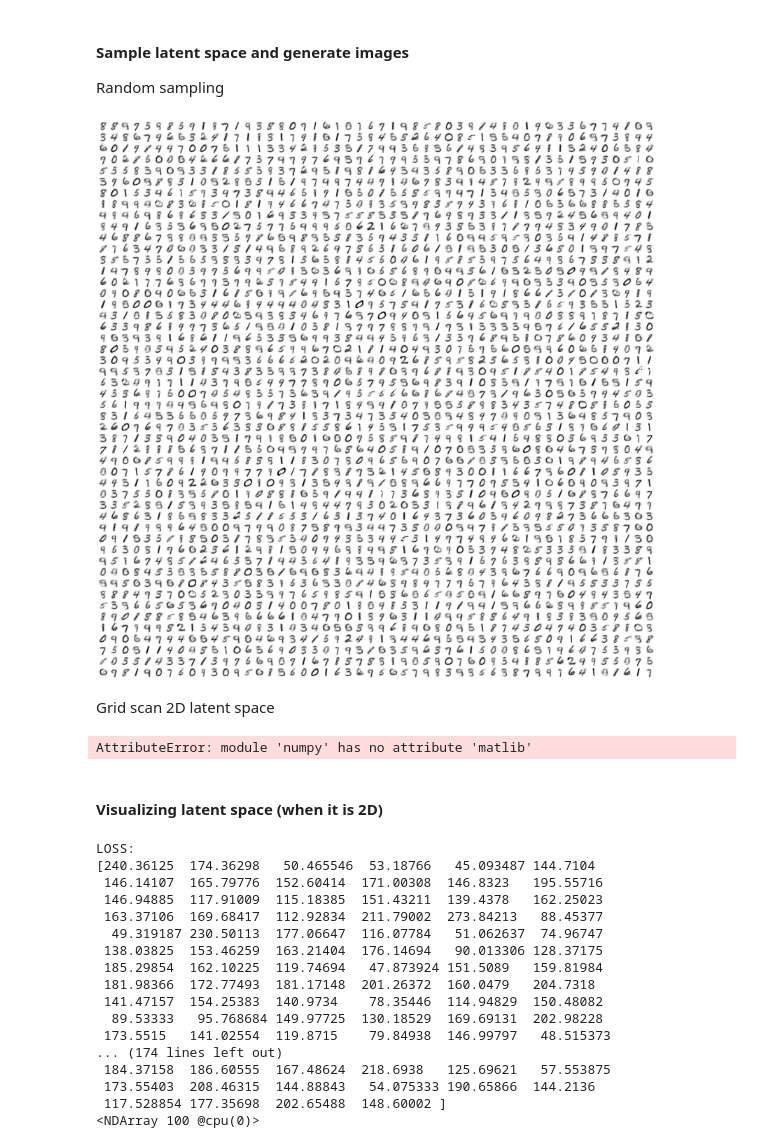
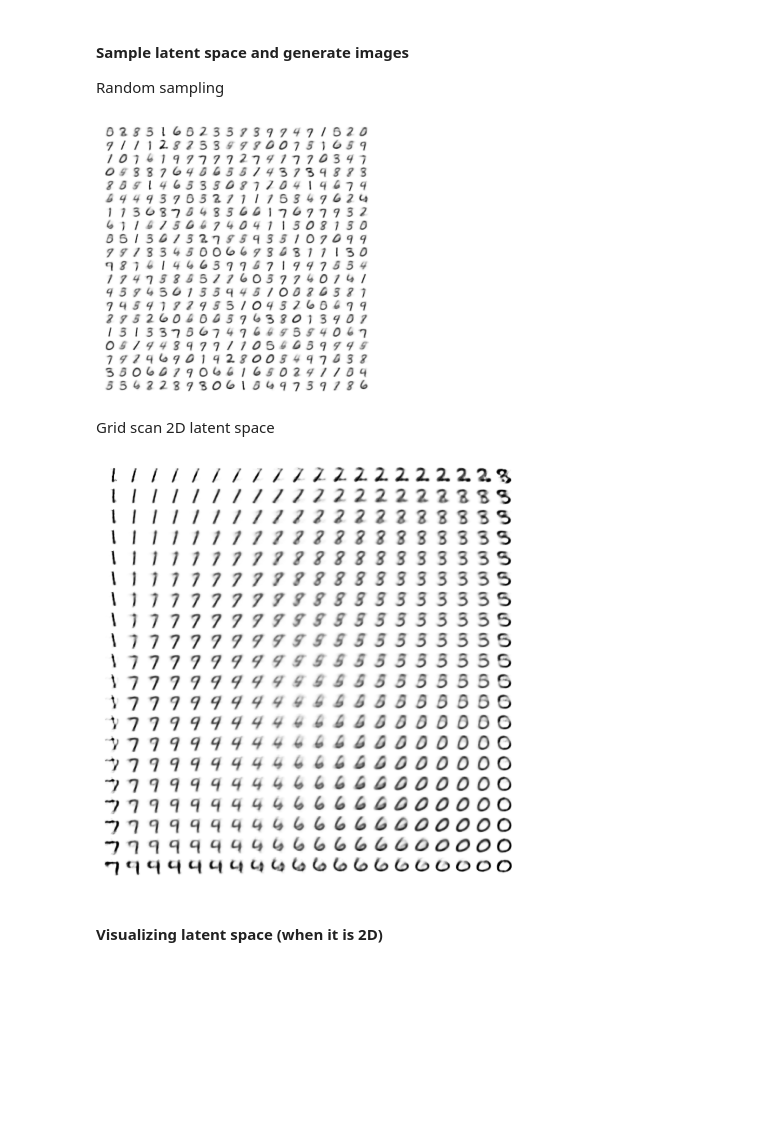
Before and after one commit to AjinkyaIndulkar/CGCV1920-Group8, a Jupyter notebook: Lab 13/Group8_CGCV192013B.ipynb, the cells around one changed output. Saved outputs shown, nothing was run; the diff lists cells and outputs as text; code cells hidden in the pictures; blank space fills up the shorter version.

```diff
--- a/Lab 13/Group8_CGCV192013B.ipynb
+++ b/Lab 13/Group8_CGCV192013B.ipynb
@@ -243,16 +239,4 @@ test  = mx.io.NDArrayIter(data={'data': test_data}, label={'label': mnist['test_
 # %%
-# define model
-net = VariationalAutoencoder(hiddens=N_HIDDEN, latents=N_LATENT, observables=28*28, layers=N_LAYERS)
-# initialize model
-
-net.collect_params().initialize(mx.init.Xavier(), ctx=model_ctx)
-net.hybridize()
-# define optimizer and loss criterion
-trainer = gluon.Trainer(net.collect_params(), 'adam', {'learning_rate': .001})
-criterion = ELBOLoss()
-
-import time
-
 print_period = N_EPOCH // 10
 start = time.time()
 training_loss = []
@@ -269,32 +253,31 @@ for epoch in tqdm(range(N_EPOCH), desc='epochs'):
 
     # iterate over train data and update model
     n_batch_train = 0
-
-
     for batch in train:
         n_batch_train +=1
         # fetch data
-        data = batch.data[0].as_in_context(model_ctx)
-
+        x = batch.data[0].as_in_context(model_ctx)
         with autograd.record():
             # feed-forward function
-            #print("SHAPE DATA 2",data.shape)
-
-            loss = net(data)
+            x_mean, x_log_var, z_mean, z_log_var = net(x)
             # compute loss
-            #loss = criterion(data, x_mean, x_log_var, z_mean, z_log_var)
+            loss = criterion(x, x_mean, x_log_var, z_mean, z_log_var)
         # backprop
         loss.backward()
         # optimizer step
-        trainer.step(data.shape[0])
+        trainer.step(x.shape[0])
+        # save loss
         epoch_loss += nd.mean(loss).asscalar()
 
     # iterate over test data and compute loss
     n_batch_val = 0
     for batch in test:
         n_batch_val +=1
-        data = batch.data[0].as_in_context(model_ctx)
-        loss = net(data)
+        x = batch.data[0].as_in_context(model_ctx)
+        x_mean, x_log_var, z_mean, z_log_var = net(x)
+        # compute loss
+        loss = criterion(x, x_mean, x_log_var, z_mean, z_log_var)
+        # save loss
         epoch_val_loss += nd.mean(loss).asscalar()
 
     # normalize losses
@@ -386,5 +347,5 @@ LOSS:
 # %%
-n_samples = 16
+n_samples = 10
 idx = np.random.choice(BATCH_SIZE, n_samples)
 _, axarr = plt.subplots(2, n_samples, figsize=(16,4))
 for i,j in enumerate(idx):
@@ -410,22 +371,23 @@ Load New Dataset and observe reconstruction
 #### Sample latent space and generate images
 Random sampling
 # %%
-n_samples = 50
+n_samples = 20
 zsamples = nd.array(np.random.randn(n_samples*n_samples, N_LATENT))
-images = net2.decoder(zsamples.as_in_context(model_ctx)).asnumpy()
+# images = net2.decoder(zsamples.as_in_context(model_ctx)).asnumpy()
+images = nd.split(net2.decoder(zsamples.as_in_context(model_ctx)), axis=1, num_outputs=2)[0].asnumpy()
 # %%
 canvas = np.empty((28*n_samples, 28*n_samples))
 for i, img in enumerate(images):
     x = i // n_samples
     y = i % n_samples
     canvas[(n_samples-y-1)*28:(n_samples-y)*28, x*28:(x+1)*28] = img.reshape(28, 28)
-plt.figure(figsize=(40, 40))
+plt.figure(figsize=(4, 4))
 plt.imshow(canvas, origin="upper", cmap="Greys")
 plt.axis('off')
 plt.tight_layout()
 plt.show()
 # %% [output]
-[figure, old version]
+[figure, new version]
 # %% [markdown]
 Grid scan 2D latent space
 # %%
@@ -438,13 +400,14 @@ if N_LATENT==2:
     x = np.linspace(norm.cdf(-3), norm.cdf(3),n_pts)
     x = ndtri(x)
 
-    x_grid = np.array(np.meshgrid(*[i for i in np.matlib.repmat(x,n_latent,1)]))
-    id_grid = np.array(np.meshgrid(*[i for i in np.matlib.repmat(idx,n_latent,1)]))
+    x_grid = np.array(np.meshgrid(*[i for i in repmat(x,N_LATENT,1)]))
+    id_grid = np.array(np.meshgrid(*[i for i in repmat(idx,N_LATENT,1)]))
 
-    zsamples = nd.array(x_grid.reshape((n_latent, -1)).transpose())
-    zsamples_id = id_grid.reshape((n_latent, -1)).transpose()
+    zsamples = nd.array(x_grid.reshape((N_LATENT, -1)).transpose())
+    zsamples_id = id_grid.reshape((N_LATENT, -1)).transpose()
 
-    images = net2.decoder(zsamples.as_in_context(model_ctx)).asnumpy()
+#     images = net2.decoder(zsamples.as_in_context(model_ctx)).asnumpy()
+    images = nd.split(net2.decoder(zsamples.as_in_context(model_ctx)), axis=1, num_outputs=2)[0].asnumpy()
 
     # plot
     canvas = np.empty((28*n_pts, 28*n_pts))
@@ -457,7 +420,7 @@ if N_LATENT==2:
     plt.tight_layout()
     plt.show()
 # %% [output]
-AttributeError: module 'numpy' has no attribute 'matlib'
+[figure, added]
 # %% [markdown]
 #### Visualizing latent space (when it is 2D)
 # %%
@@ -466,7 +429,7 @@ counter = 0
 results = []
 labels = []
 for batch in test:
-    net2(batch.data[0].as_in_context(model_ctx))
+    x_mean, x_log_var, z_mean, z_log_var = net2(batch.data[0].as_in_context(model_ctx))
     results.append(net2.mu.asnumpy()) # CHANGE THIS
     labels.append(batch.label[0].asnumpy())
     counter +=1
@@ -476,24 +439,6 @@ for batch in test:
 # transform lists
 result = np.vstack(results)
 labels = np.hstack(labels)
-# %% [output]
-LOSS:
-[240.36125  174.36298   50.465546  53.18766   45.093487 144.7104
- 146.14107  165.79776  152.60414  171.00308  146.8323   195.55716
- 146.94885  117.91009  115.18385  151.43211  139.4378   162.25023
- 163.37106  169.68417  112.92834  211.79002  273.84213   88.45377
-  49.319187 230.50113  177.06647  116.07784   51.062637  74.96747
- 138.03825  153.46259  163.21404  176.14694   90.013306 128.37175
- 185.29854  162.10225  119.74694   47.873924 151.5089   159.81984
- 181.98366  172.77493  181.17148  201.26372  160.0479   204.7318
- 141.47157  154.25383  140.9734    78.35446  114.94829  150.48082
-  89.53333   95.768684 149.97725  130.18529  169.69131  202.98228
- 173.5515   141.02554  119.8715    79.84938  146.99797   48.515373
-... (174 lines left out)
- 184.37158  186.60555  167.48624  218.6938   125.69621   57.553875
- 173.55403  208.46315  144.88843   54.075333 190.65866  144.2136
- 117.528854 177.35698  202.65488  148.60002 ]
-<NDArray 100 @cpu(0)>
 # %%
 # plot latent space
 if result.shape[1]==2:
```
Also changed, not shown: parts of 15 cells of this notebook, 1 other file.
